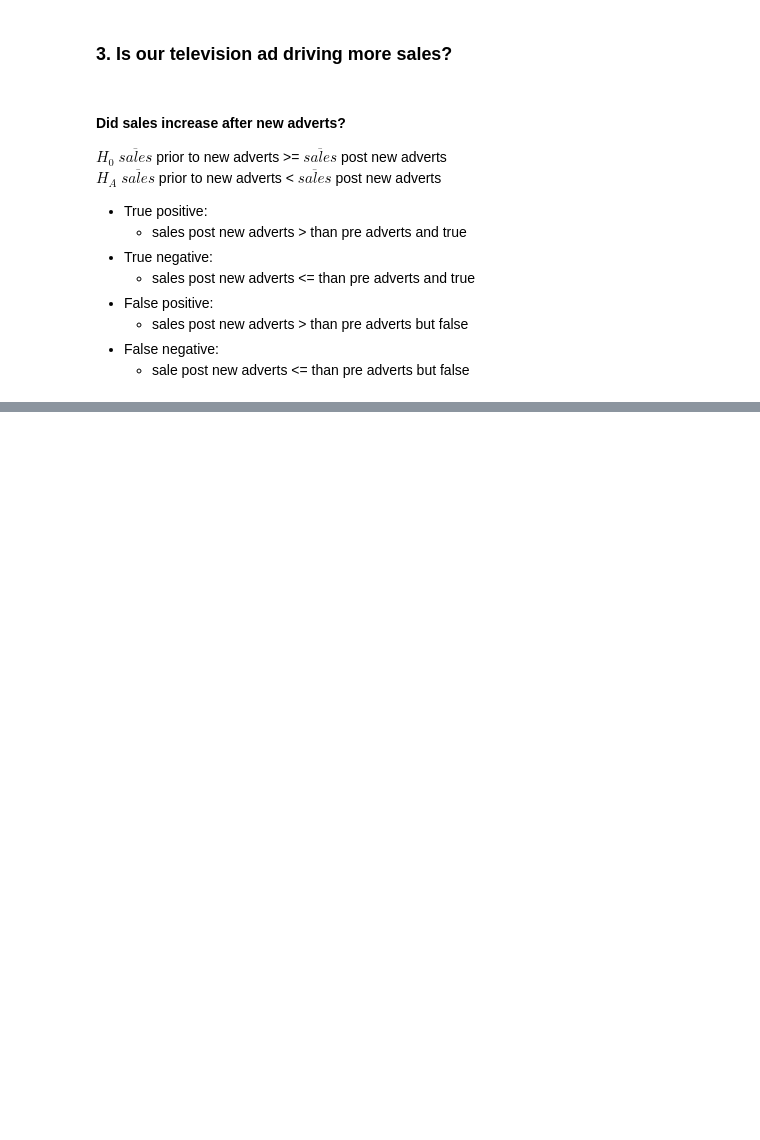
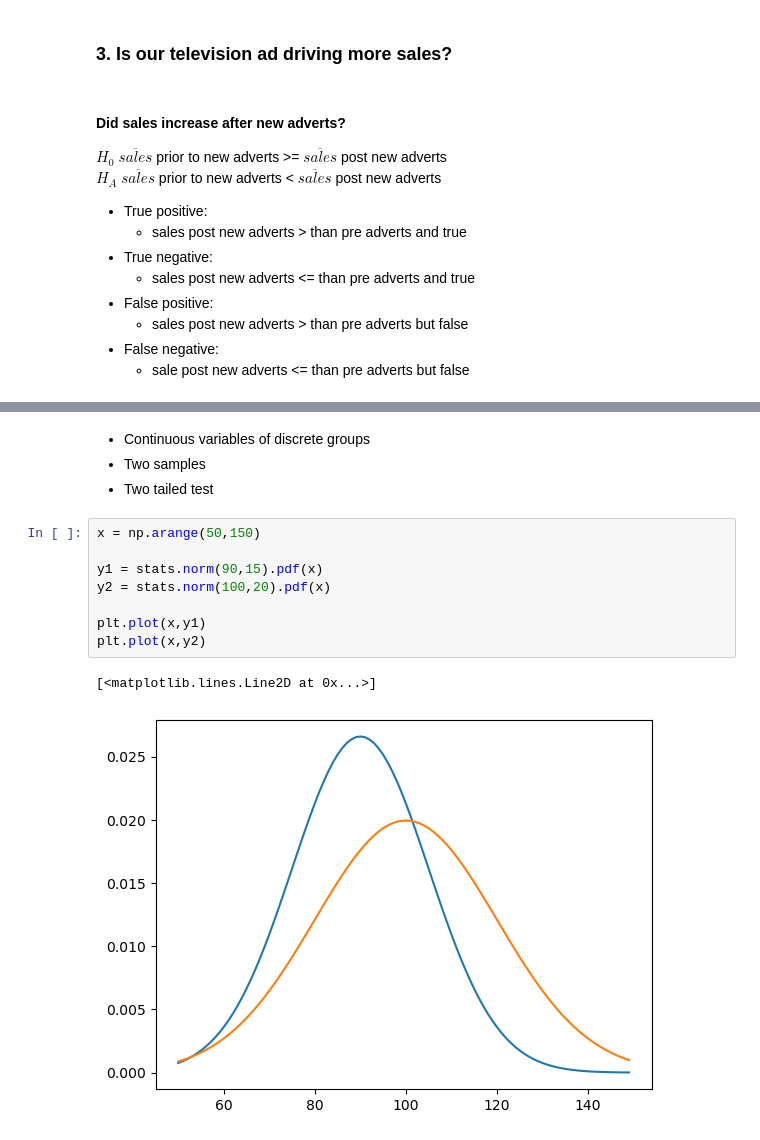
Before and after one commit to jcrosenberger/statistics-exercises, a Jupyter notebook: hypothesis_testing.ipynb, the cells around one changed output, grey strips where cells are left out. Saved outputs shown, nothing was run; the diff lists cells and outputs as text; blank space fills up the shorter version.

```diff
--- a/hypothesis_testing.ipynb
+++ b/hypothesis_testing.ipynb
@@ -47,0 +124,15 @@ $H_{A}$ $\overline{sales}$ prior to new adverts < $\overline{sales}$ post new ad
+# %% [markdown]
+- Continuous variables of discrete groups
+- Two samples
+- Two tailed test
+# %%
+x = np.arange(50,150)
+
+y1 = stats.norm(90,15).pdf(x)
+y2 = stats.norm(100,20).pdf(x)
+
+plt.plot(x,y1)
+plt.plot(x,y2)
+# %% [output]
+[<matplotlib.lines.Line2D at 0x...>]
+[figure, added]
```
Also changed, not shown: parts of 12 cells of this notebook.
